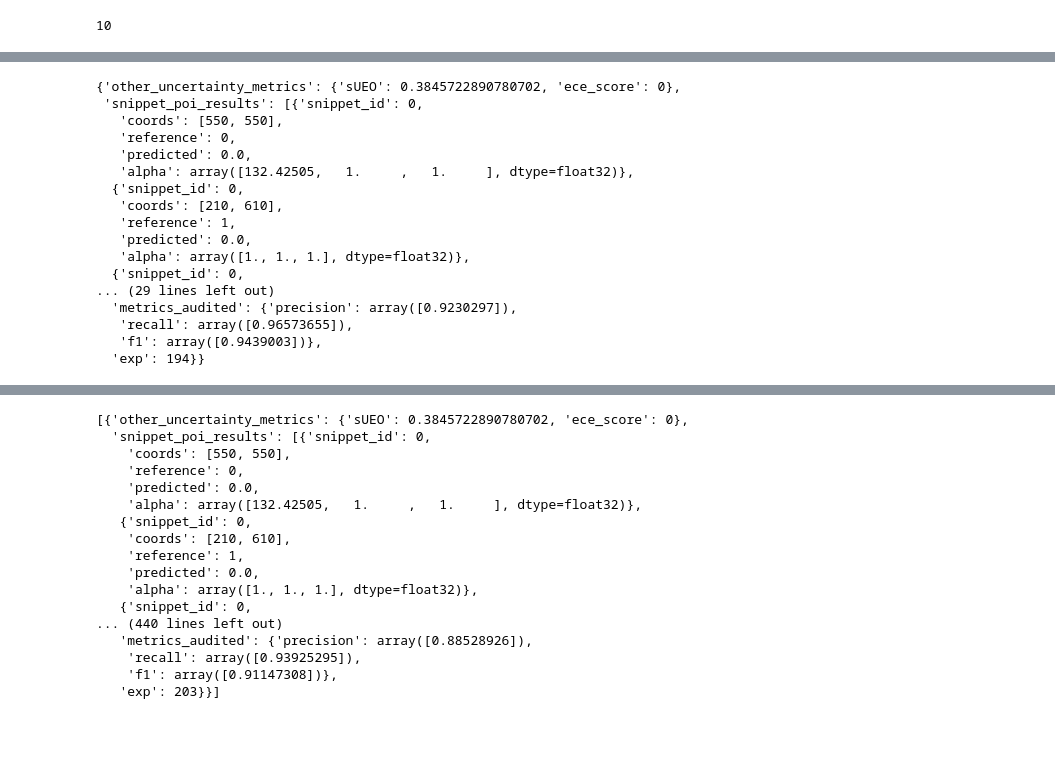
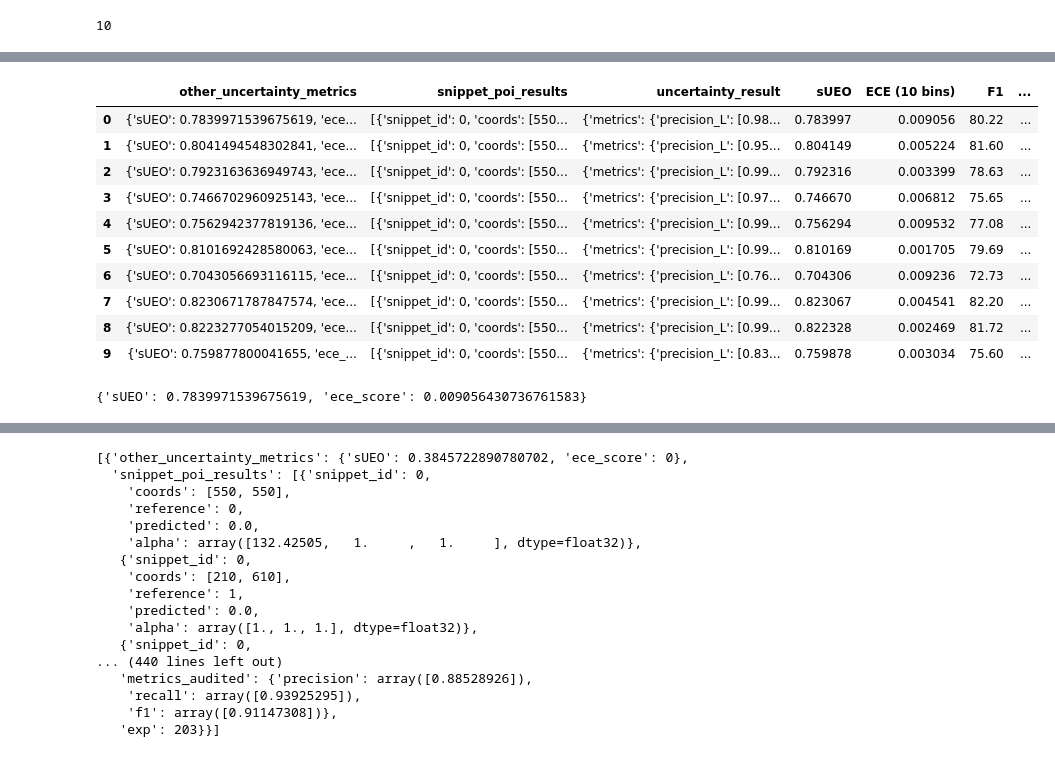
Before and after one commit to DiMorten/deforestation_uncertainty, a Jupyter notebook: log_analyze.ipynb, the cells around one changed output, grey strips where cells are left out. Drawn from its saved outputs; the diff is of its cells as text; code cells hidden in the pictures; blank space fills up the shorter version.

```diff
--- a/log_analyze.ipynb
+++ b/log_analyze.ipynb
@@ -61,6 +62,10 @@ filename_mcd = 'log_mcd_pa_classesmode2.pkl'
 filenames = ['log_mcd_pa_earlydate_classesmode_false.pkl']
 
 filenames = ['log_single_run_pa_early_date_pred_entropy.pkl']
+filenames = ['log_mcd_mt_current_date_pred_entropy.pkl']
+filenames = ['log_evidential_wdice_mt.pkl']
+
+
 
 #filename_mcd = 'log_mcd_pa_earlydate_classesmode_false.pkl'
 results = []
@@ -72,3 +77,6 @@ for filename in filenames:
 # print(len(results))
 # %% [output]
 10
+# %%
+import pandas as pd
+df = pd.DataFrame(columns=['sUEO','ECE (10 bins)','F1','F1 low','F1 high','F1 audit','UEO'])
@@ -74,0 +96,12 @@ for filename in filenames:
+# %%
+
+df['sUEO'] = [np.round(results[x]['other_uncertainty_metrics']['sUEO'], 3) for x in range(len(results))]
+df['ECE (10 bins)'] = [np.round(results[x]['other_uncertainty_metrics']['ece_score'], 3) for x in range(len(results))]
+df['F1'] = [np.round(results[x]['uncertainty_result']['metrics']['f1'], 1) for x in range(len(results))]
+
+df['F1 low'] = [np.round(np.squeeze(results[x]['uncertainty_result']['metrics']['f1_L'])*100, 1) for x in range(len(results))]
+df['F1 high'] = [np.round(np.squeeze(results[x]['uncertainty_result']['metrics']['f1_H'])*100, 1) for x in range(len(results))]
+df['F1 audit'] = [np.round(np.squeeze(results[x]['uncertainty_result']['metrics_audited']['f1'])*100, 1) for x in range(len(results))]
+df['UEO'] = [np.round(np.squeeze(results[x]['uncertainty_result']['metrics']['UEO']), 3) for x in range(len(results))]
+
+print(df.squeeze())
@@ -75,21 +136,19 @@ for filename in filenames:
+# %%
+df
+# %% [output]
+|  | other_uncertainty_metrics | snippet_poi_results | uncertainty_result | sUEO | ECE (10 bins) | F1 | ... |
+| 0 | {'sUEO': 0.7839971539675619, 'ece... | [{'snippet_id': 0, 'coords': [550... | {'metrics': {'precision_L': [0.98... | 0.783997 | 0.009056 | 80.22 | ... |
+| 1 | {'sUEO': 0.8041494548302841, 'ece... | [{'snippet_id': 0, 'coords': [550... | {'metrics': {'precision_L': [0.95... | 0.804149 | 0.005224 | 81.60 | ... |
+| 2 | {'sUEO': 0.7923163636949743, 'ece... | [{'snippet_id': 0, 'coords': [550... | {'metrics': {'precision_L': [0.99... | 0.792316 | 0.003399 | 78.63 | ... |
+| 3 | {'sUEO': 0.7466702960925143, 'ece... | [{'snippet_id': 0, 'coords': [550... | {'metrics': {'precision_L': [0.97... | 0.746670 | 0.006812 | 75.65 | ... |
+| 4 | {'sUEO': 0.7562942377819136, 'ece... | [{'snippet_id': 0, 'coords': [550... | {'metrics': {'precision_L': [0.99... | 0.756294 | 0.009532 | 77.08 | ... |
+| 5 | {'sUEO': 0.8101692428580063, 'ece... | [{'snippet_id': 0, 'coords': [550... | {'metrics': {'precision_L': [0.99... | 0.810169 | 0.001705 | 79.69 | ... |
+| 6 | {'sUEO': 0.7043056693116115, 'ece... | [{'snippet_id': 0, 'coords': [550... | {'metrics': {'precision_L': [0.76... | 0.704306 | 0.009236 | 72.73 | ... |
+| 7 | {'sUEO': 0.8230671787847574, 'ece... | [{'snippet_id': 0, 'coords': [550... | {'metrics': {'precision_L': [0.99... | 0.823067 | 0.004541 | 82.20 | ... |
+| 8 | {'sUEO': 0.8223277054015209, 'ece... | [{'snippet_id': 0, 'coords': [550... | {'metrics': {'precision_L': [0.99... | 0.822328 | 0.002469 | 81.72 | ... |
+| 9 | {'sUEO': 0.759877800041655, 'ece_... | [{'snippet_id': 0, 'coords': [550... | {'metrics': {'precision_L': [0.83... | 0.759878 | 0.003034 | 75.60 | ... |
 # %%
-results[0]
+results[0]['other_uncertainty_metrics']
 # %% [output]
-{'other_uncertainty_metrics': {'sUEO': 0.3845722890780702, 'ece_score': 0},
- 'snippet_poi_results': [{'snippet_id': 0,
-   'coords': [550, 550],
-   'reference': 0,
-   'predicted': 0.0,
-   'alpha': array([132.42505,   1.     ,   1.     ], dtype=float32)},
-  {'snippet_id': 0,
-   'coords': [210, 610],
-   'reference': 1,
-   'predicted': 0.0,
-   'alpha': array([1., 1., 1.], dtype=float32)},
-  {'snippet_id': 0,
-... (29 lines left out)
-  'metrics_audited': {'precision': array([0.9230297]),
-   'recall': array([0.96573655]),
-   'f1': array([0.9439003])},
-  'exp': 194}}
+{'sUEO': 0.7839971539675619, 'ece_score': 0.009056430736761583}
 # %%
```
Also changed, not shown: parts of 6 cells of this notebook, 2 other files.
